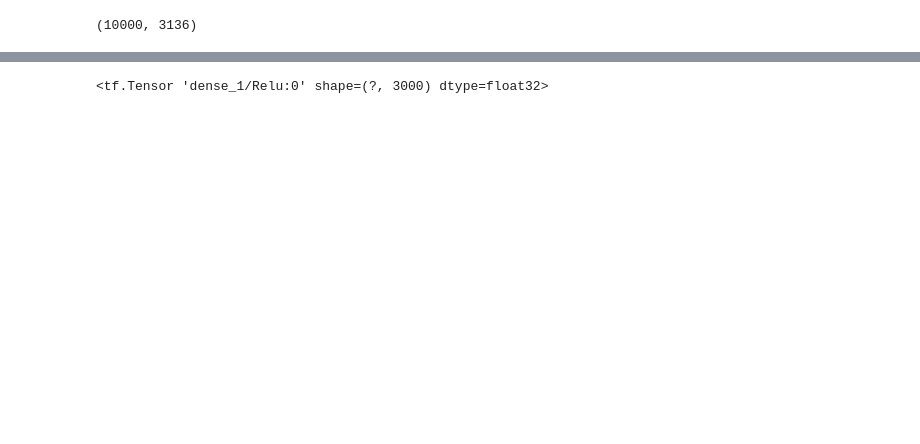
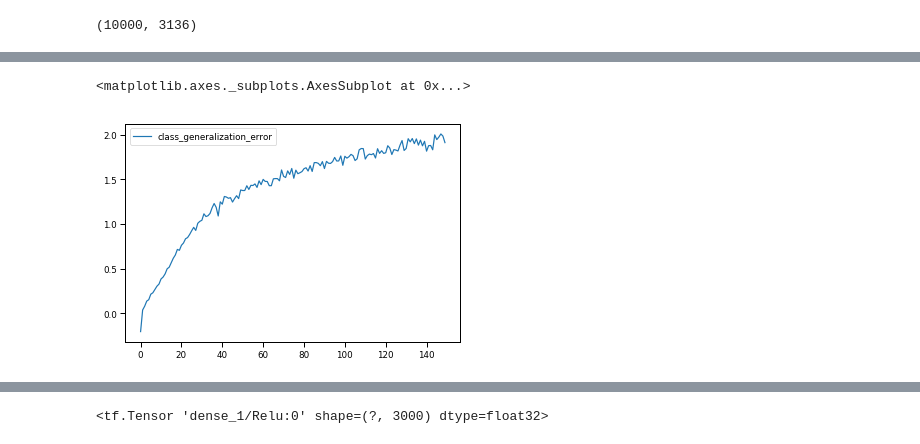
Before and after one commit to elijahc/vae, a Jupyter notebook: notebooks/05-Corrupted-labels.ipynb, the cells around one changed output, grey strips where cells are left out. Saved outputs shown, nothing was run; the diff lists cells and outputs as text; code cells hidden in the pictures; blank space fills up the shorter version.

```diff
--- a/notebooks/05-Corrupted-labels.ipynb
+++ b/notebooks/05-Corrupted-labels.ipynb
@@ -206,3 +225,13 @@ for metric_name,ax in zip(metrics,axs):
+# %%
+hist_df['generalization_error'] = hist_df.val_loss - hist_df.loss
+hist_df['G_generalization_error'] = hist_df.val_G_loss - hist_df.G_loss
+hist_df['class_generalization_error'] = hist_df.val_class_loss - hist_df.class_loss
+# %%
+sns.lineplot(data=hist_df[['class_generalization_error']])
+# plt.yscale('log')
+# %% [output]
+<matplotlib.axes._subplots.AxesSubplot at 0x...>
+[figure, added]
 # %%
 import datetime as dt
 def clean_config(config,keys=['dev_mode','log_dir','log_level','proj_root']):
```
Also changed, not shown: parts of 29 cells of this notebook, 14 other files.
